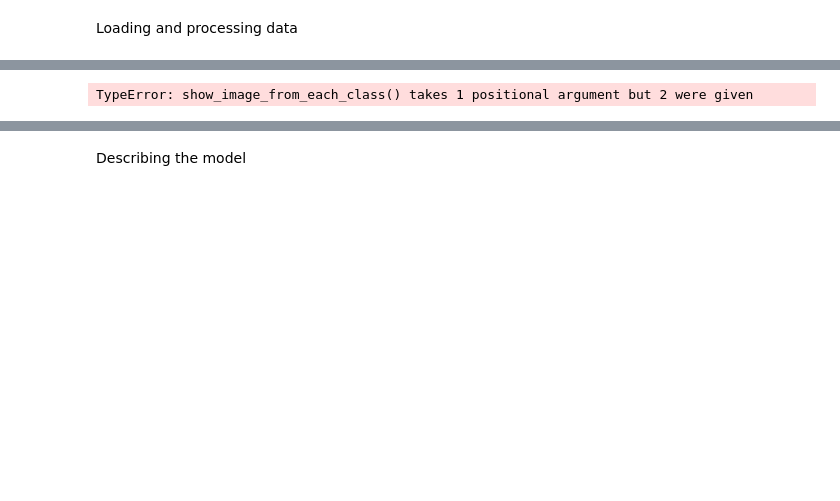
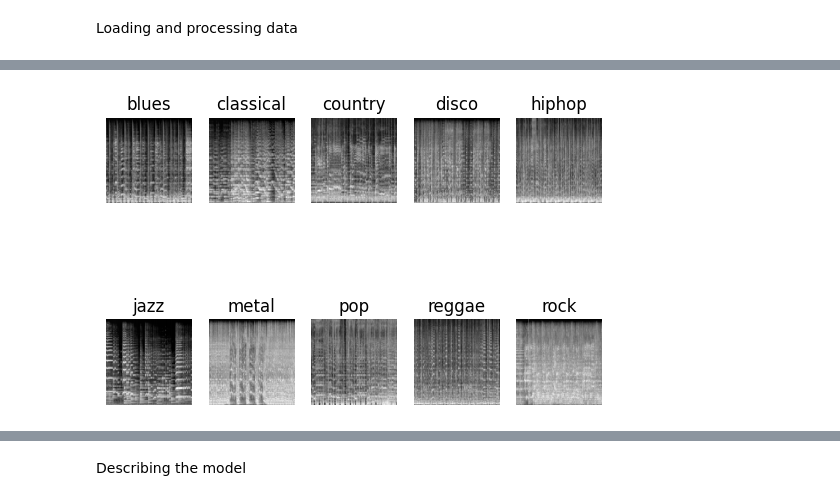
Before and after one commit to thdb-theo/AudioClassification, a Jupyter notebook: src/Model.ipynb, the cells around one changed output, grey strips where cells are left out. Cells and saved outputs as stored; diff of their text form; code cells hidden in the pictures; blank space fills up the shorter version.

```diff
--- a/src/Model.ipynb
+++ b/src/Model.ipynb
@@ -35,7 +42,7 @@ plt.show()
 # %%
-show_image_from_each_class(images, use_n_genres)
+show_image_from_each_class(images, genre_indices, use_n_genres)
 # %% [output]
-TypeError: show_image_from_each_class() takes 1 positional argument but 2 were given
+[figure, added]
 # %%
 from sklearn.model_selection import train_test_split
 
```
Also changed, not shown: parts of 4 cells of this notebook, 1 other file.
